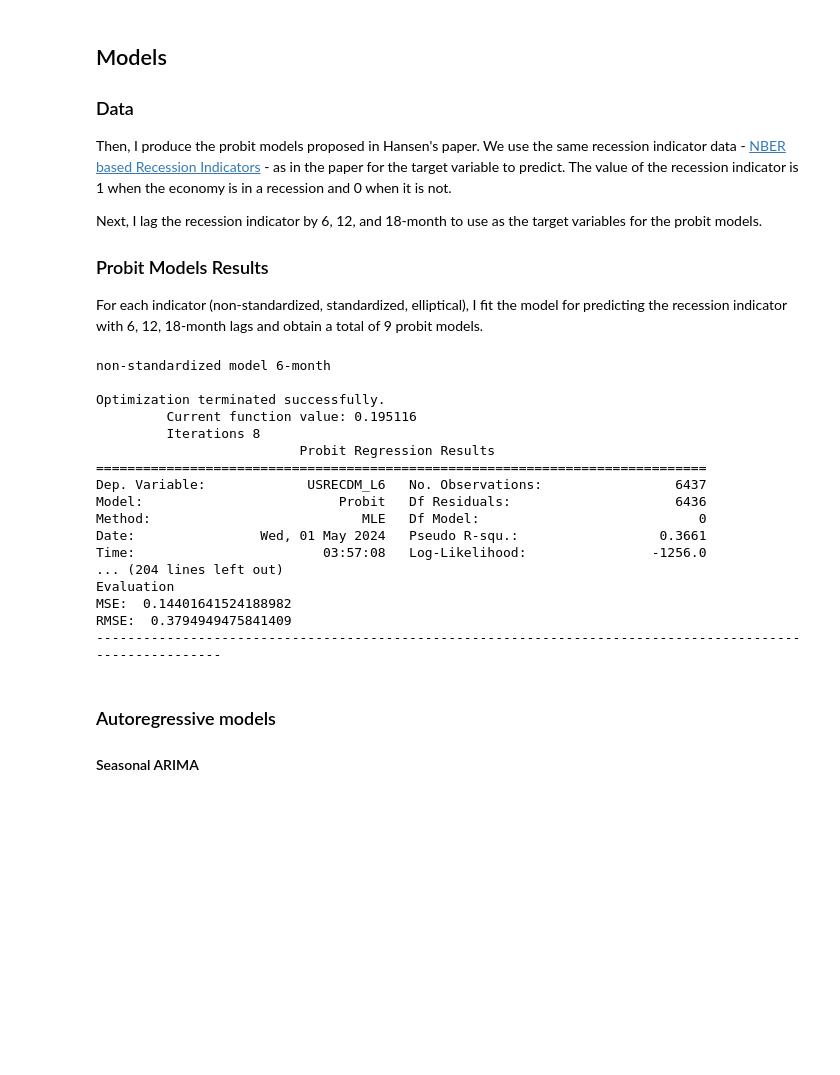
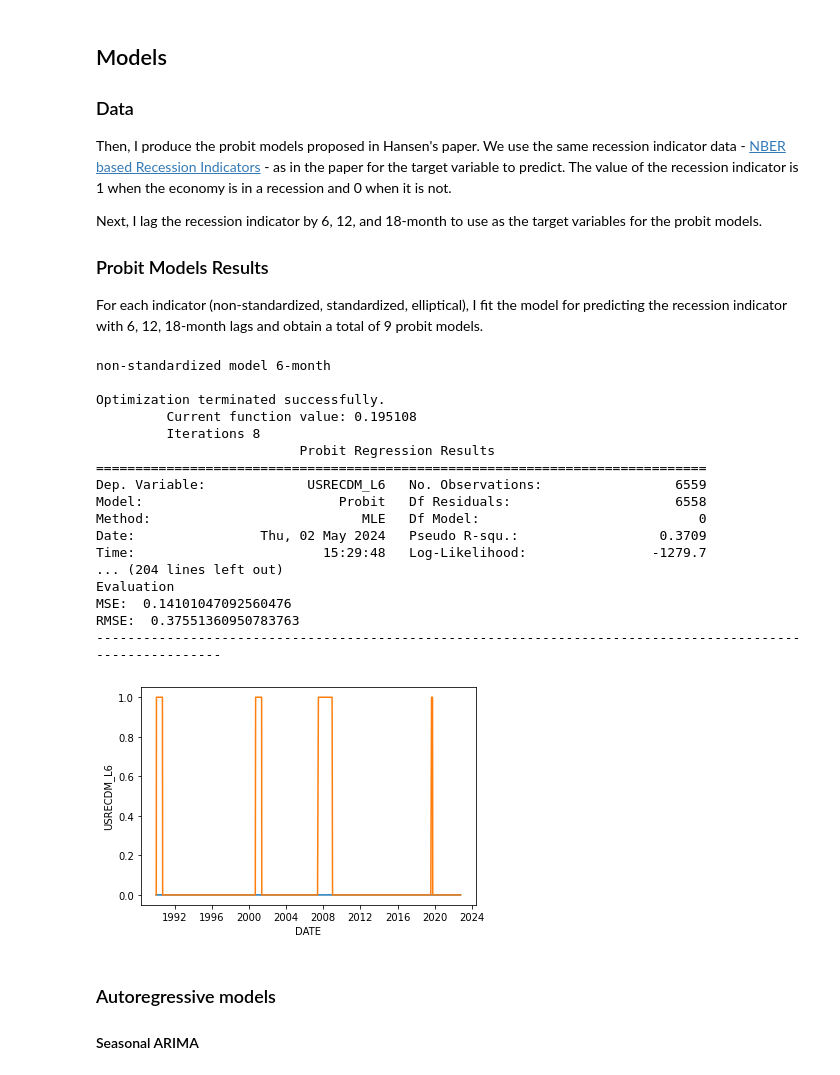
Before and after one commit to juliannzhou/Predicting-Recession-with-ML, a Jupyter notebook: PredictingRecessionWithML.ipynb, the cells around one changed output. Drawn from its saved outputs; the diff is of its cells as text; code cells hidden in the pictures; blank space fills up the shorter version.

```diff
--- a/PredictingRecessionWithML.ipynb
+++ b/PredictingRecessionWithML.ipynb
@@ -284,12 +292,17 @@ print()
 X_train, X_test, y_train, y_test = train_test_split(vixYieldCurve['STANDARDIZED_VIX_T10Y3M_INDEX'], vixYieldCurve['USRECDM_L6'], train_size=0.8)
 standardized_probit_model_L6 = Probit(y_train, X_train).fit()
 print(standardized_probit_model_L6.summary())
-y_pred = standardized_probit_model_L6.predict(X_test)
+y_pred = standardized_probit_model_L6.predict(y_test + 365)
 print("----------------------------------------------------------------------------------------------------------")
 print("Evaluation")
 print("MSE: ", mse(y_test, y_pred))
 print("RMSE: ", rmse(y_test, y_pred))
 print("----------------------------------------------------------------------------------------------------------")
+
+sns.lineplot(data=y_pred)
+sns.lineplot(data=y_test)
+
+
 
 
 print("standardized model 12-month")
@@ -339,40 +352,41 @@ print(ellipse_probit_model_L12.summary())
 y_pred = ellipse_probit_model_L12.predict(X_test)
 print("----------------------------------------------------------------------------------------------------------")
 print("Evaluation")
 print("MSE: ", mse(y_test, y_pred))
 print("RMSE: ", rmse(y_test, y_pred))
 print("----------------------------------------------------------------------------------------------------------")
 
 
 print("ellipse model 18-month")
 print()
 X_train, X_test, y_train, y_test = train_test_split(vixYieldCurve['ELLIPSE_VIX_T10Y3M_INDEX'], vixYieldCurve['USRECDM_L18'], train_size=0.8)
 ellipse_probit_model_L18 = Probit(y_train, X_train).fit()
 print(ellipse_probit_model_L18.summary())
 y_pred = ellipse_probit_model_L18.predict(X_test)
 print("----------------------------------------------------------------------------------------------------------")
 print("Evaluation")
 print("MSE: ", mse(y_test, y_pred))
 print("RMSE: ", rmse(y_test, y_pred))
 print("----------------------------------------------------------------------------------------------------------")
 # %% [output]
 non-standardized model 6-month
 
 Optimization terminated successfully.
-         Current function value: 0.195116
+         Current function value: 0.195108
          Iterations 8
                           Probit Regression Results
 ==============================================================================
-Dep. Variable:             USRECDM_L6   No. Observations:                 6437
-Model:                         Probit   Df Residuals:                     6436
+Dep. Variable:             USRECDM_L6   No. Observations:                 6559
+Model:                         Probit   Df Residuals:                     6558
 Method:                           MLE   Df Model:                            0
-Date:                Wed, 01 May 2024   Pseudo R-squ.:                  0.3661
-Time:                        03:57:08   Log-Likelihood:                -1256.0
+Date:                Thu, 02 May 2024   Pseudo R-squ.:                  0.3709
+Time:                        15:29:48   Log-Likelihood:                -1279.7
 ... (204 lines left out)
 Evaluation
-MSE:  0.14401641524188982
-RMSE:  0.3794949475841409
+MSE:  0.14101047092560476
+RMSE:  0.37551360950783763
 ----------------------------------------------------------------------------------------------------------
+[figure, added]
 # %% [markdown]
 ### Autoregressive models
 
```
Also changed, not shown: parts of 5 cells of this notebook, 2 other files.
